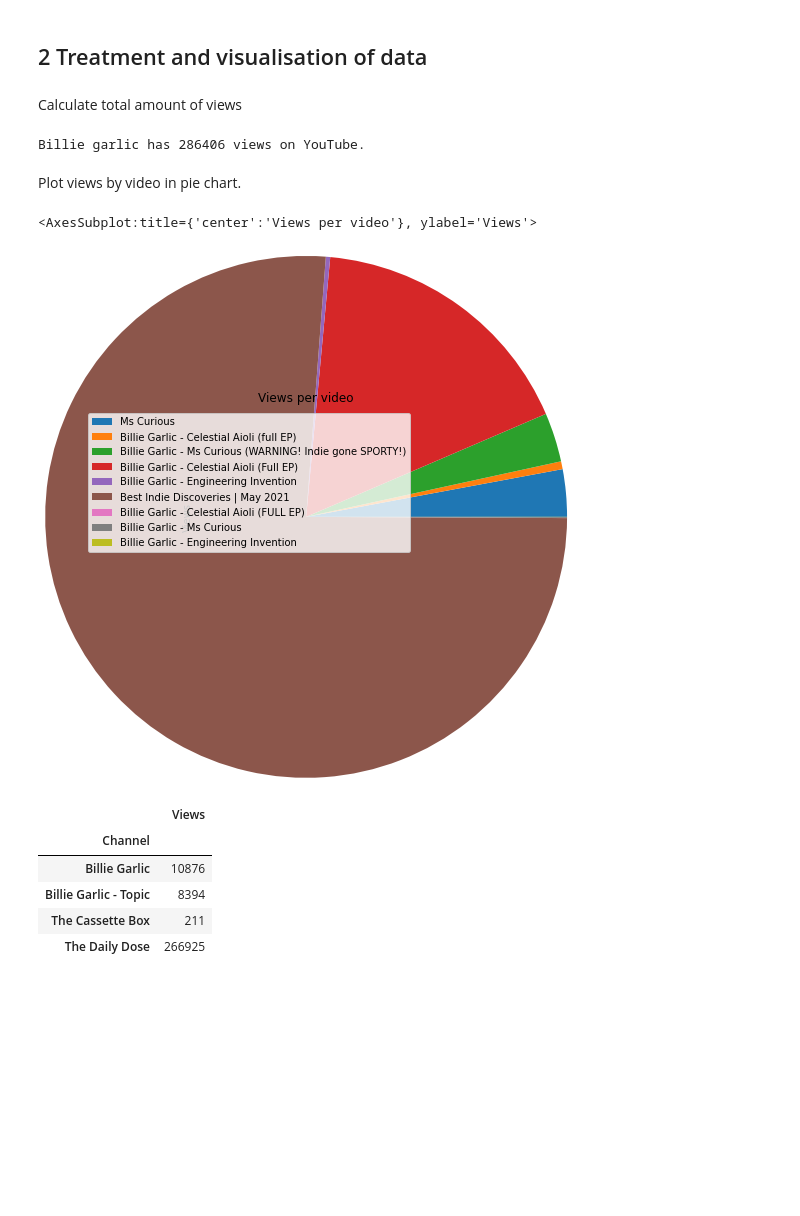
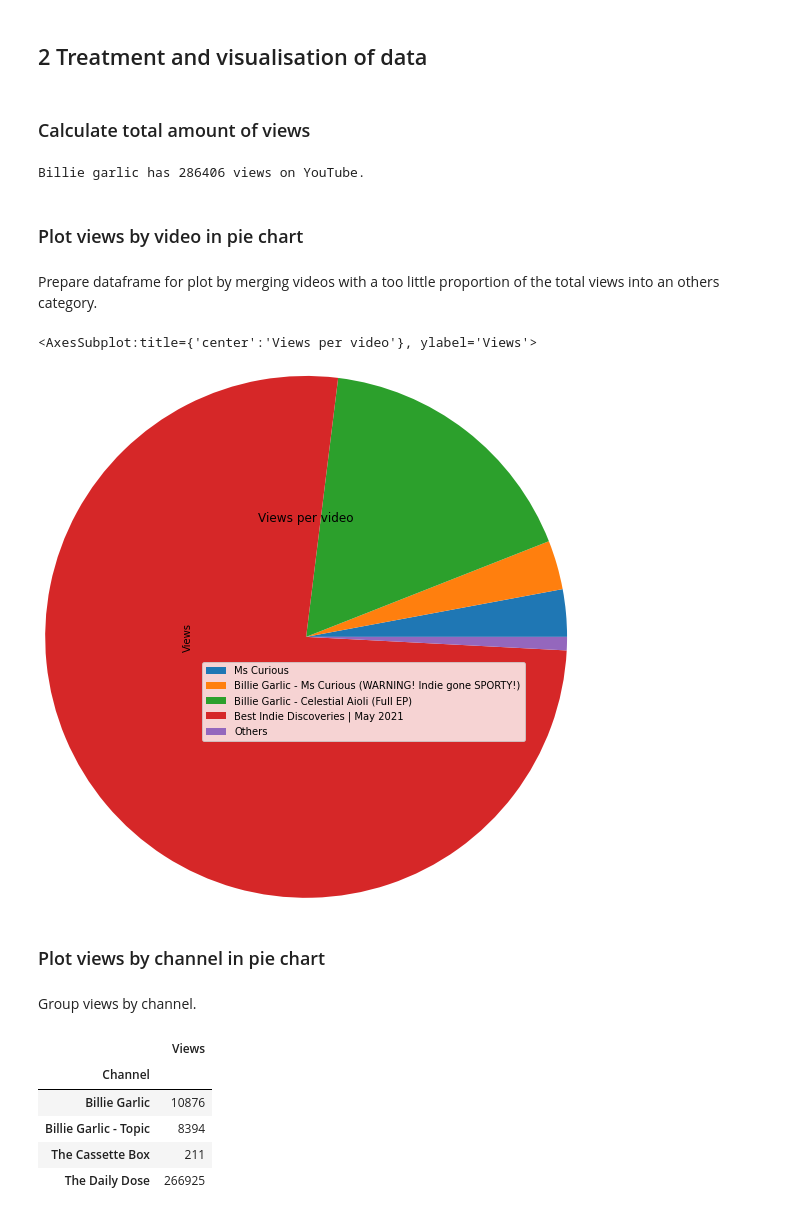
Before and after one commit to ohallstrom/YT-Views-Count, a Jupyter notebook: src/visualise.ipynb, the cells around one changed output. Saved outputs shown, nothing was run; the diff lists cells and outputs as text; code cells hidden in the pictures; blank space fills up the shorter version.

```diff
--- a/src/visualise.ipynb
+++ b/src/visualise.ipynb
@@ -14,17 +26,27 @@ videos_df = pd.read_csv(DATA_PATH)
 # %% [markdown]
 ## 2 Treatment and visualisation of data
 # %% [markdown]
-Calculate total amount of views
+### Calculate total amount of views
 # %%
 total_views = videos_df['Views'].sum()
 print("Billie garlic has {} views on YouTube.".format(total_views))
 # %% [output]
 Billie garlic has 286406 views on YouTube.
 # %% [markdown]
-Plot views by video in pie chart.
+### Plot views by video in pie chart
+# %% [markdown]
+Prepare dataframe for plot by merging videos with a too little proportion of the total views into an others category.
+# %%
+views_title_df = videos_df[videos_df['Views'] > total_views * 5 / 360][['Title', 'Views']]
+removed_views = total_views - views_title_df['Views'].sum()
+views_title_pie_df = views_title_df.append({'Title': "Others", 'Views': removed_views}, ignore_index = True)
 # %%
-videos_df.plot.pie(y = 'Views', title = "Views per video", labels = videos_df['Title'], radius = 3, labeldistance = None)
+views_title_pie_df.plot.pie(y = 'Views', title = "Views per video", labels = views_title_pie_df['Title'],  radius = 3, labeldistance = None)
 # %% [output]
 <AxesSubplot:title={'center':'Views per video'}, ylabel='Views'>
-[figure, old version]
+[figure, new version]
+# %% [markdown]
+### Plot views by channel in pie chart
+# %% [markdown]
+Group views by channel.
 # %%
```
Also changed, not shown: parts of 4 cells of this notebook.
